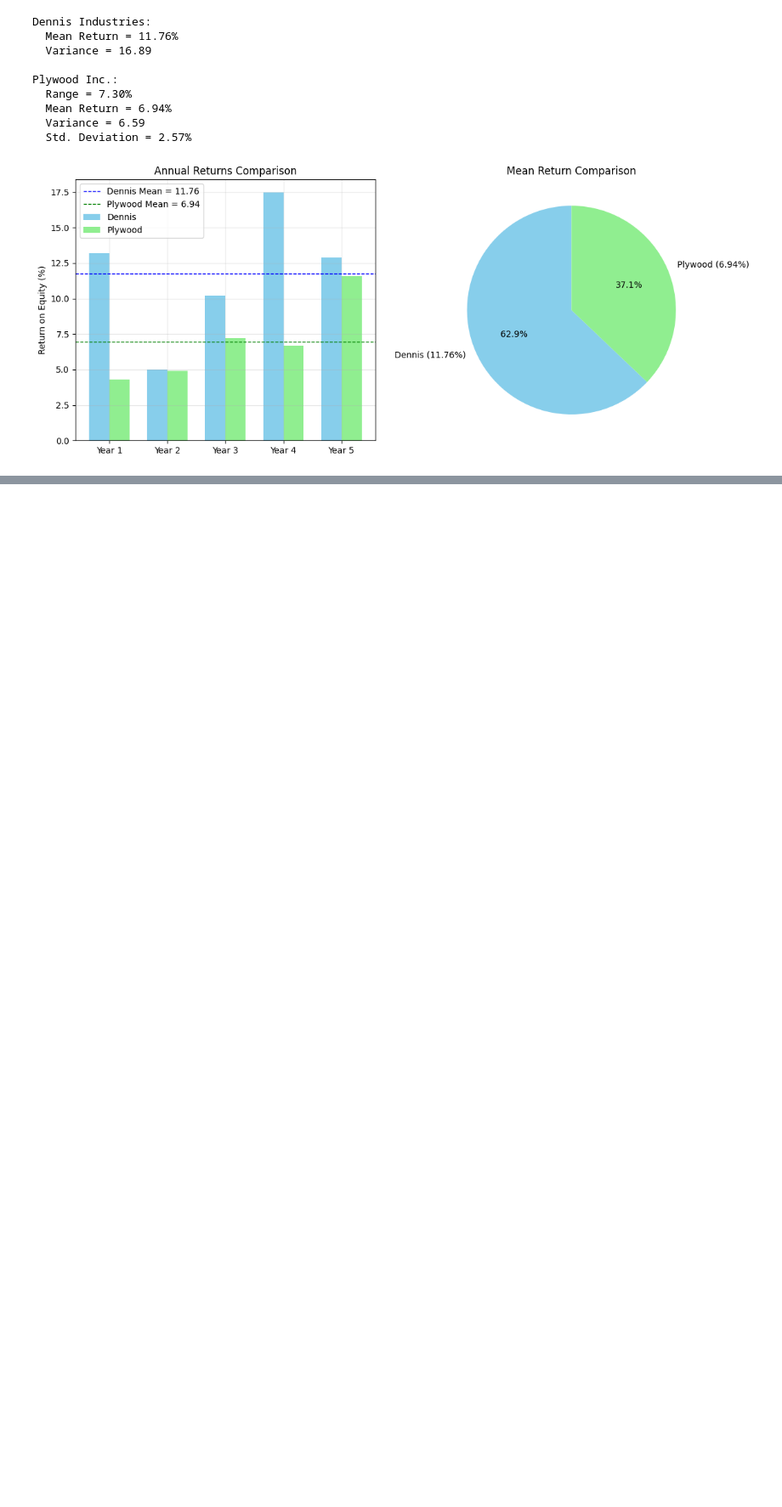
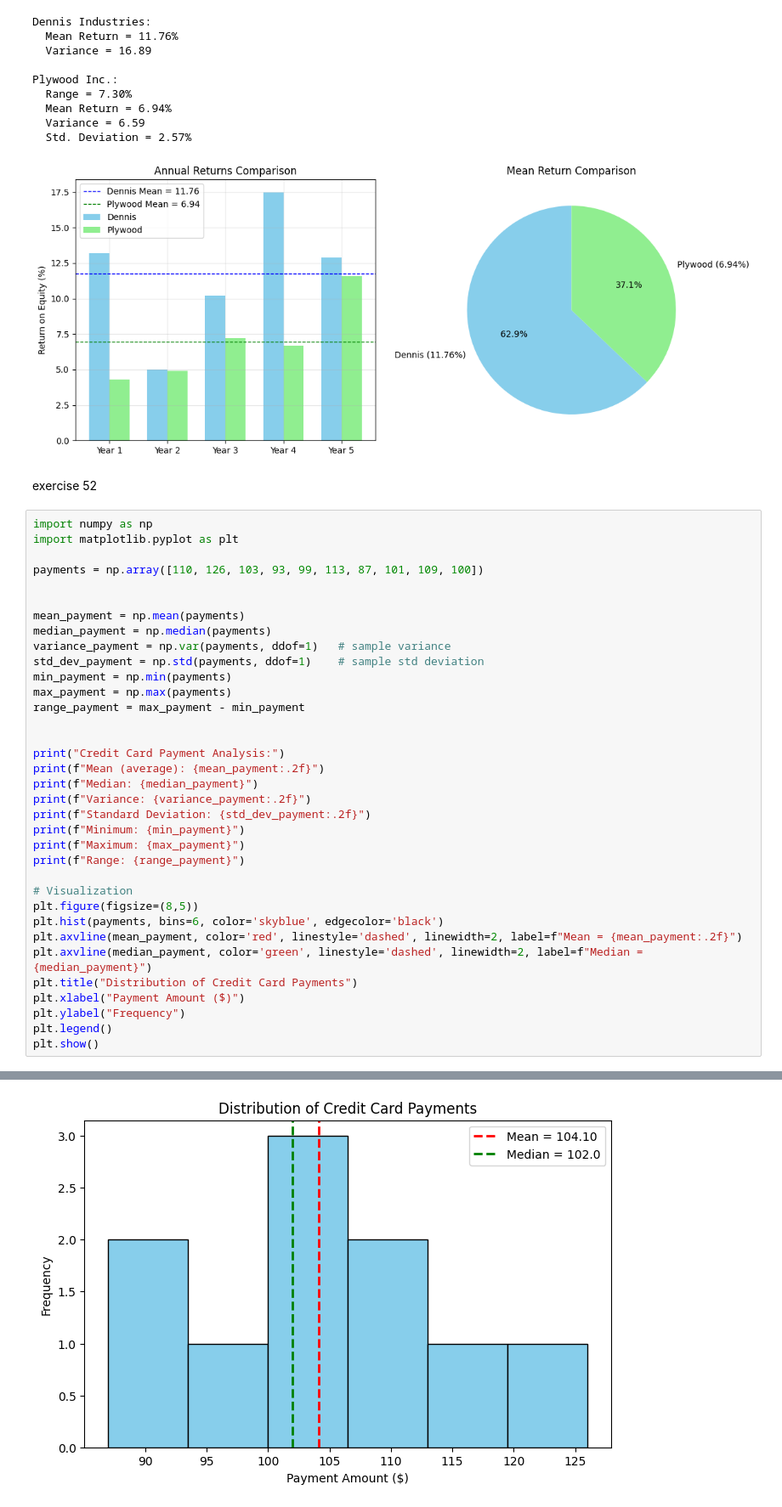
Before and after one commit to shovo896/Statictics-assignment, a Jupyter notebook: assignment.ipynb, the cells around one changed output, grey strips where cells are left out. Shown at 85% size. Drawn from its saved outputs; the diff is of its cells as text; blank space fills up the shorter version.

```diff
--- a/assignment.ipynb
+++ b/assignment.ipynb
@@ -470,3 +470,41 @@ Plywood Inc.:
   Variance = 6.59
   Std. Deviation = 2.57%
 [figure]
+# %% [markdown]
+exercise 52
+# %%
+import numpy as np
+import matplotlib.pyplot as plt
+
+payments = np.array([110, 126, 103, 93, 99, 113, 87, 101, 109, 100])
+
+
+mean_payment = np.mean(payments)
+median_payment = np.median(payments)
+variance_payment = np.var(payments, ddof=1)   # sample variance
+std_dev_payment = np.std(payments, ddof=1)    # sample std deviation
+min_payment = np.min(payments)
+max_payment = np.max(payments)
+range_payment = max_payment - min_payment
+
+
+print("Credit Card Payment Analysis:")
+print(f"Mean (average): {mean_payment:.2f}")
+print(f"Median: {median_payment}")
+print(f"Variance: {variance_payment:.2f}")
+print(f"Standard Deviation: {std_dev_payment:.2f}")
+print(f"Minimum: {min_payment}")
+print(f"Maximum: {max_payment}")
+print(f"Range: {range_payment}")
+
+# Visualization
+plt.figure(figsize=(8,5))
+plt.hist(payments, bins=6, color='skyblue', edgecolor='black')
+plt.axvline(mean_payment, color='red', linestyle='dashed', linewidth=2, label=f"Mean = {mean_payment:.2f}")
+plt.axvline(median_payment, color='green', linestyle='dashed', linewidth=2, label=f"Median = {median_payment}")
+plt.title("Distribution of Credit Card Payments")
+plt.xlabel("Payment Amount ($)")
+plt.ylabel("Frequency")
+plt.legend()
+plt.show()
+# %% [output]
@@ -472,0 +519 @@ Plywood Inc.:
+[figure, added]
```
Also changed, not shown: parts of 1 cell of this notebook.
